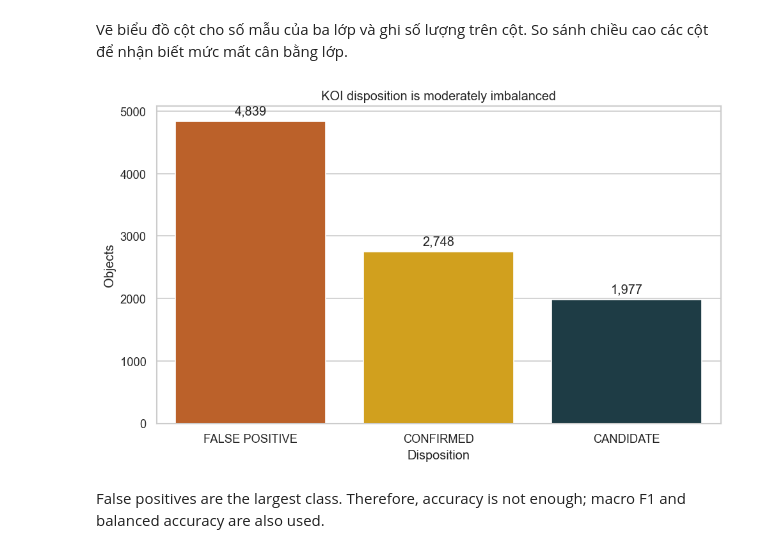
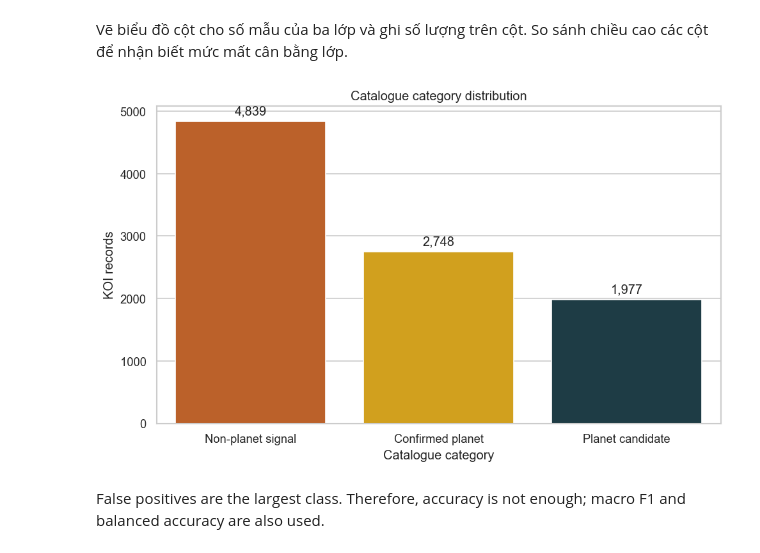
Before and after one commit to khanhhoangduydinh/CO5177-Programming_Foundation_for_Data_Analytics_and_Visualization, a Jupyter notebook: notebooks/tabular_koi_eda.ipynb, the cells around one changed output. Saved outputs shown, nothing was run; the diff lists cells and outputs as text; code cells hidden in the pictures.

Commit message:
Use descriptive nouns in KOI target distribution

```diff
--- a/notebooks/tabular_koi_eda.ipynb
+++ b/notebooks/tabular_koi_eda.ipynb
@@ -171,14 +171,21 @@ pd.DataFrame({"Count": target_counts, "Percent": target_percent.round(2)})
 # %% [markdown]
  Vẽ biểu đồ cột cho số mẫu của ba lớp và ghi số lượng trên cột. So sánh chiều cao các cột để nhận biết mức mất cân bằng lớp.
 # %%
+display_labels = {
+    "CONFIRMED": "Confirmed planet",
+    "FALSE POSITIVE": "Non-planet signal",
+    "CANDIDATE": "Planet candidate",
+}
+plot_counts = target_counts.rename(index=display_labels)
 plt.figure(figsize=(8.4, 5.2))
-ax = sns.barplot(x=target_counts.index, y=target_counts.values, hue=target_counts.index, palette=colors, legend=False)
-ax.set(title="KOI disposition is moderately imbalanced", xlabel="Disposition", ylabel="Objects")
+ax = sns.barplot(x=plot_counts.index, y=plot_counts.values,
+                 hue=plot_counts.index, palette=colors, legend=False)
+ax.set(title="Catalogue category distribution", xlabel="Catalogue category", ylabel="KOI records")
 for bar in ax.containers:
     ax.bar_label(bar, fmt="{:,.0f}", padding=4)
 save_plot("01_target_distribution.png")
 # %% [output]
-[figure, old version]
+[figure, new version]
 # %% [markdown]
 False positives are the largest class. Therefore, accuracy is not enough;
 macro F1 and balanced accuracy are also used.
```
Also changed, not shown: 7 other files.
